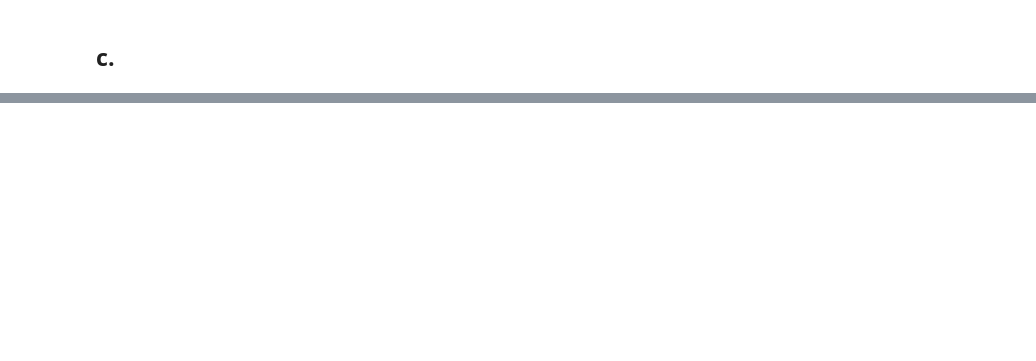
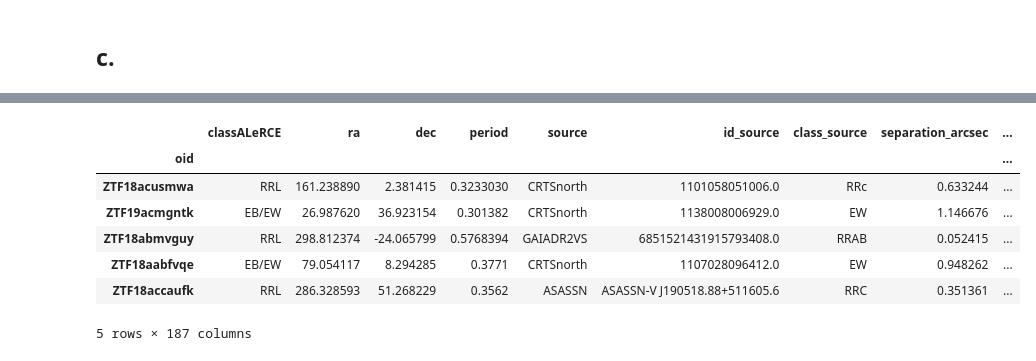
Before and after one commit to Wenupi/astroinformatic-git, a Jupyter notebook: tarea-2/code.ipynb, the cells around one changed output, grey strips where cells are left out. Saved outputs shown, nothing was run; the diff lists cells and outputs as text; code cells hidden in the pictures; blank space fills up the shorter version.

```diff
--- a/tarea-2/code.ipynb
+++ b/tarea-2/code.ipynb
@@ -128,0 +219,11 @@ features_small_pivoted.fillna(value=columns_median)
+# %%
+concated_df.head(5)
+# %% [output]
+|  | classALeRCE | ra | dec | period | source | id_source | class_source | separation_arcsec | ... |
+| oid |  |  |  |  |  |  |  |  | ... |
+| ZTF18acusmwa | RRL | 161.238890 | 2.381415 | 0.3233030 | CRTSnorth | 1101058051006.0 | RRc | 0.633244 | ... |
+| ZTF19acmgntk | EB/EW | 26.987620 | 36.923154 | 0.301382 | CRTSnorth | 1138008006929.0 | EW | 1.146676 | ... |
+| ZTF18abmvguy | RRL | 298.812374 | -24.065799 | 0.5768394 | GAIADR2VS | 6851521431915793408.0 | RRAB | 0.052415 | ... |
+| ZTF18aabfvqe | EB/EW | 79.054117 | 8.294285 | 0.3771 | CRTSnorth | 1107028096412.0 | EW | 0.948262 | ... |
+| ZTF18accaufk | RRL | 286.328593 | 51.268229 | 0.3562 | ASASSN | ASASSN-V J190518.88+511605.6 | RRC | 0.351361 | ... |
+5 rows × 187 columns
```
Also changed, not shown: parts of 19 cells of this notebook, 2 other files.
